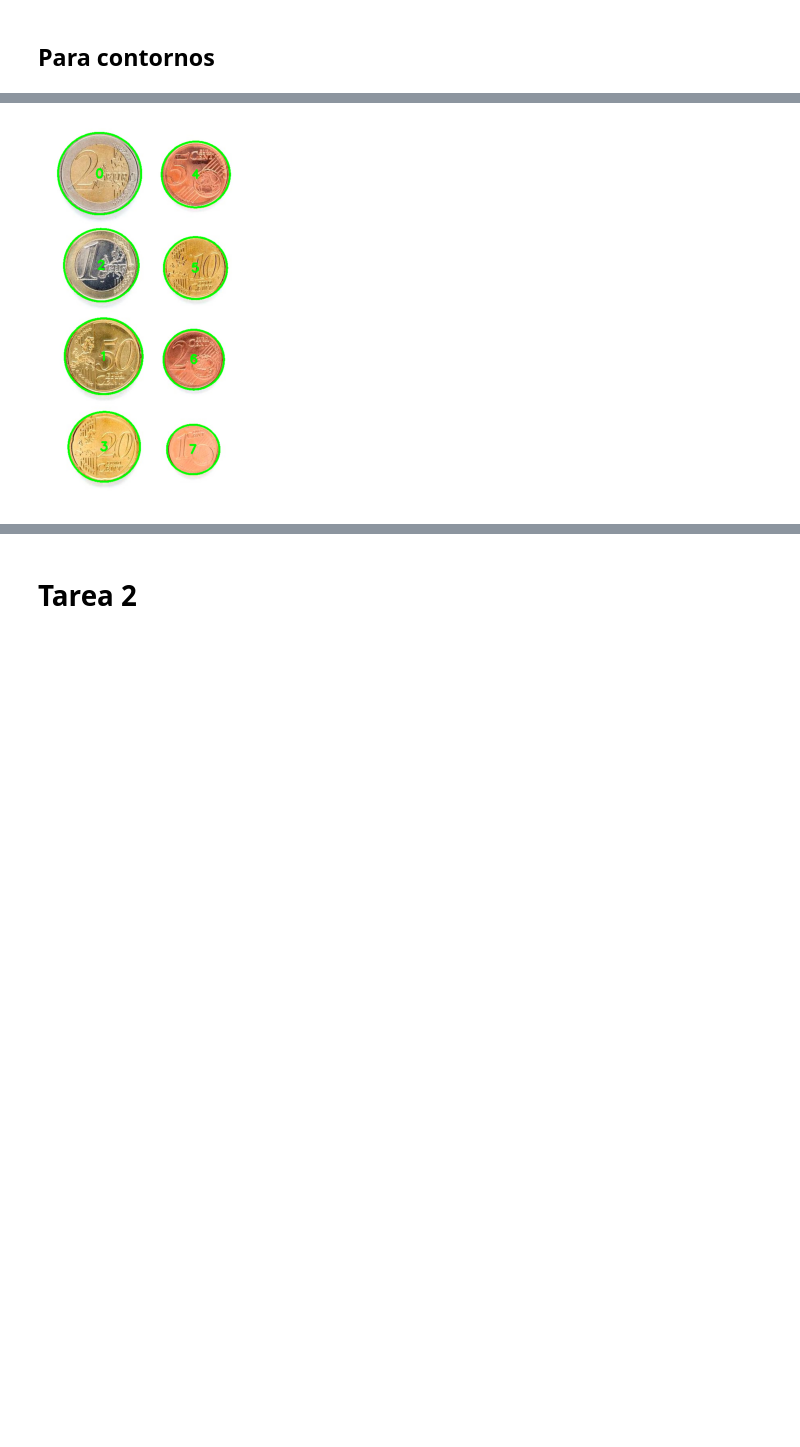
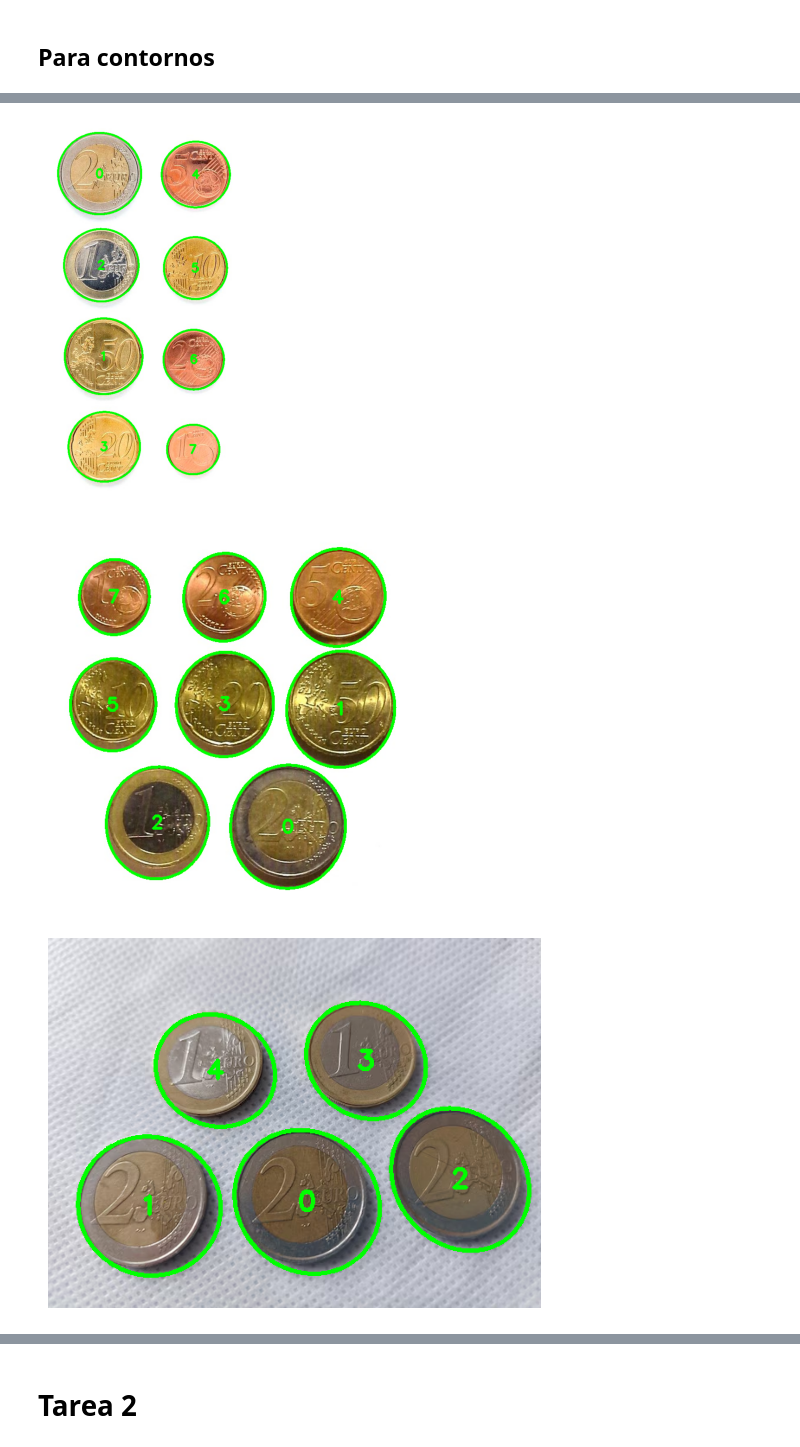
Before and after one commit to Javier-Castilla/VC-P3, a Jupyter notebook: Practica3.ipynb, the cells around one changed output, grey strips where cells are left out. Cells and saved outputs as stored; diff of their text form; code cells hidden in the pictures; blank space fills up the shorter version.

```diff
--- a/Practica3.ipynb
+++ b/Practica3.ipynb
@@ -108,8 +120,10 @@ class MoneyCounter:
     def __calculate_circularity(self, contour):
         area = cv2.contourArea(contour)
         perimeter = cv2.arcLength(contour, True)
+
         if perimeter == 0:
             return False
+
         circularity = 4 * np.pi * (area / (perimeter * perimeter))
         return circularity >= 0.6 and area > 50
 
@@ -156,33 +170,80 @@ class MoneyCounter:
             )
 
         return image_copy
 
-    def do_the_math(self):
+    def __draw_found_ellipses_information_upon_empty_canvas(self):
+        canvas = np.zeros(self.image.shape)
+
+        if len(self.ellipses) != 0:
+            for e in self.ellipses.values():
+                cv2.ellipse(canvas, e['ellipse'], (255, 255, 255), -1)
+
+        return canvas
+
+
+    def do_the_math(self, debug):
         if len(self.ellipses) == 0:
             print('No se han encontrado figuras suficientes para hacer las mates.')
             return
 
         self.PIXEL_MM_RATIO = self.ellipses[int(self.selected_index)]['width'] / MoneyCounter.coins_d['100']
 
         current = []
 
         for c in self.ellipses.values():
             r = c['width']
             d = r / self.PIXEL_MM_RATIO
             k = min(MoneyCounter.coins_invert, key=lambda k: abs(k - d))
             current.append(Coin(MoneyCounter.coins_invert[k], k))
 
-        return sum(current), current
+        debugged = {}
+
+        if debug:
+            debugged['original'] = cv2.cvtColor(self.image.copy(), cv2.COLOR_BGR2RGB)
+            debugged['threshold'] = self.thresh_image
+            debugged['contours'] = self.__draw_found_ellipses_information_upon_empty_canvas()
+            debugged['money'] = sum(current).amount()
+
+        return sum(current), current, debugged
 
 if __name__ == '__main__':
     monedas = MoneyCounter('imgs/Monedas.jpg')
     shadow = MoneyCounter('imgs/coins_with_shadow.jpg')
     v2 = MoneyCounter('imgs/coins_v2.jpg')
     v3 = MoneyCounter('imgs/coins_v3.jpg')
     v4 = MoneyCounter('imgs/coins_v4.jpg')
 
     result_monedas, selected_monedas = monedas.show_detection_and_pick_coin(1)
+    result_shadow, selected_shadow = shadow.show_detection_and_pick_coin(1)
+    result_v2, selected_v2 = v2.show_detection_and_pick_coin(1)
+    result_v3, selected_v3 = v3.show_detection_and_pick_coin(1)
+    # result_v4, selected_v4 = v4.show_detection_and_pick_coin(1)
 
-    print(monedas.do_the_math())
+    _, _, d_monedas = monedas.do_the_math(True)
+    _, _, d_shadow = shadow.do_the_math(True)
+    _, _, d_v2 = v2.do_the_math(True)
+    _, _, d_v3 = v3.do_the_math(True)
+    # _, _, d_v4 = v4.do_the_math(True)
+
+    debugs = [
+        d_monedas, d_shadow, d_v2, d_v3
+    ]
+
+    for idx, d in enumerate(debugs):
+        plt.figure()
+        for sub, (title, image) in enumerate(d.items()):
+            if title == 'money':
+                continue
+
+            plt.subplot(1, 3, sub + 1)
+            plt.axis('off')
+            plt.title(title.capitalize())
+            plt.imshow(image, cmap='gray')
+
+        print(d['money'])
+        plt.savefig(f"imgs/conteo_{idx}.jpg")
+        plt.show()
 # %% [output]
 [figure]
+[figure, added]
+[figure, added]
```
Also changed, not shown: parts of 4 cells of this notebook, 9 other files.
